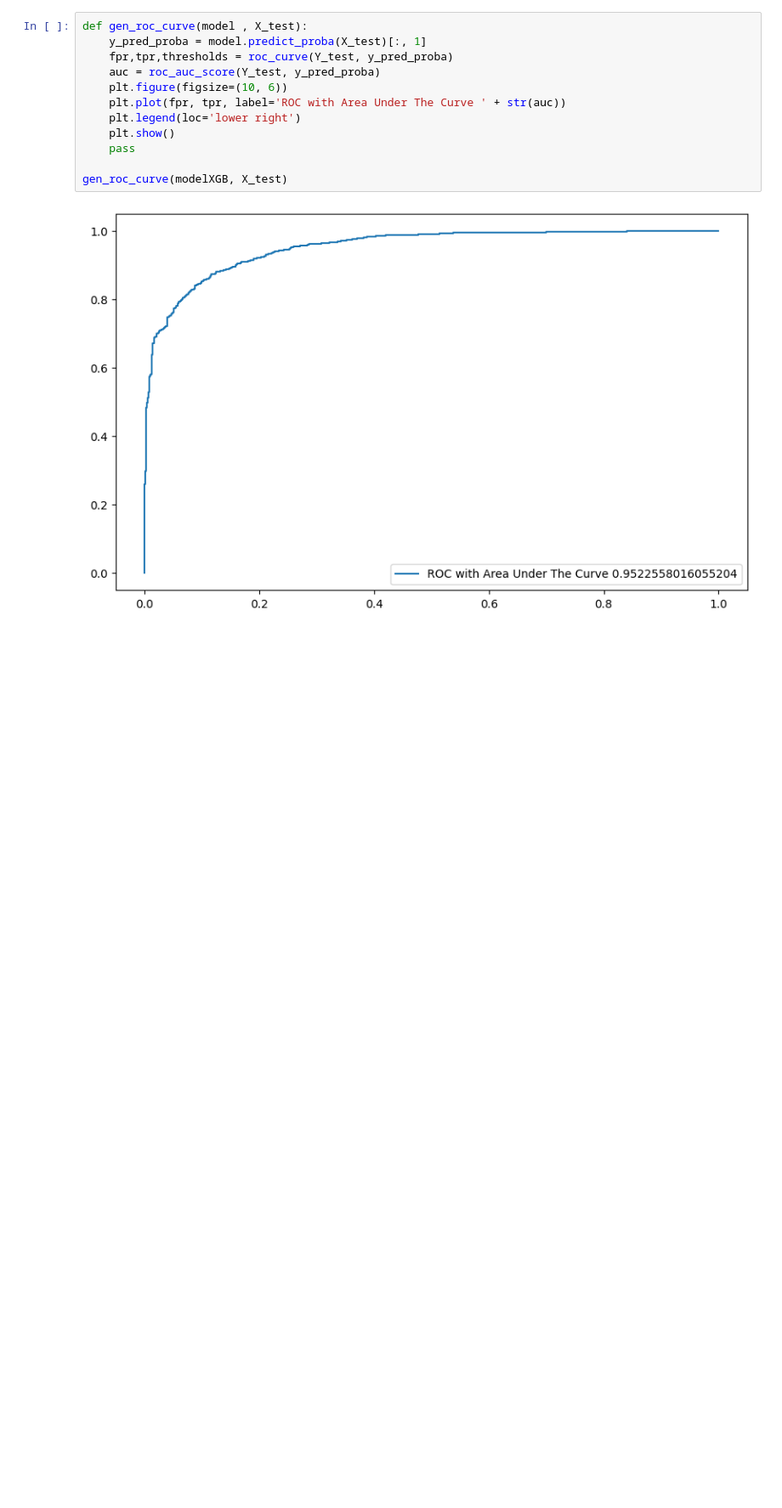
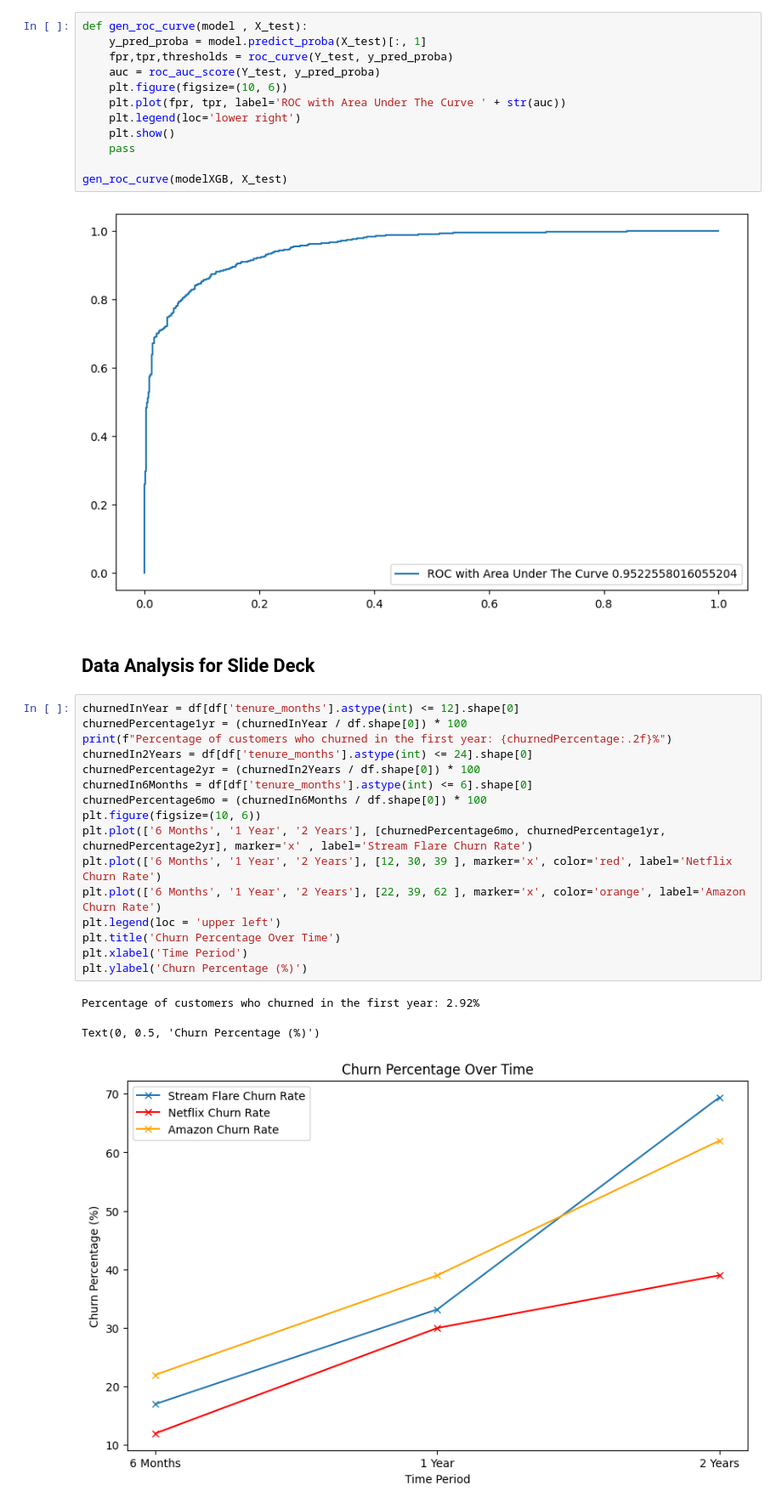
Before and after one commit to Tru735/ChurnPredictorOTT, a Jupyter notebook: churnPredictorIndex.ipynb, the cells around one changed output. Shown at 85% size. Drawn from its saved outputs; the diff is of its cells as text; blank space fills up the shorter version.

Commit message:
data analysis

```diff
--- a/churnPredictorIndex.ipynb
+++ b/churnPredictorIndex.ipynb
@@ -339,3 +339,25 @@ def gen_roc_curve(model , X_test):
 gen_roc_curve(modelXGB, X_test)
 # %% [output]
 [figure]
+# %% [markdown]
+## Data Analysis for Slide Deck
+# %%
+churnedInYear = df[df['tenure_months'].astype(int) <= 12].shape[0]
+churnedPercentage1yr = (churnedInYear / df.shape[0]) * 100
+print(f"Percentage of customers who churned in the first year: {churnedPercentage:.2f}%")
+churnedIn2Years = df[df['tenure_months'].astype(int) <= 24].shape[0]
+churnedPercentage2yr = (churnedIn2Years / df.shape[0]) * 100
+churnedIn6Months = df[df['tenure_months'].astype(int) <= 6].shape[0]
+churnedPercentage6mo = (churnedIn6Months / df.shape[0]) * 100
+plt.figure(figsize=(10, 6))
+plt.plot(['6 Months', '1 Year', '2 Years'], [churnedPercentage6mo, churnedPercentage1yr, churnedPercentage2yr], marker='x' , label='Stream Flare Churn Rate')
+plt.plot(['6 Months', '1 Year', '2 Years'], [12, 30, 39 ], marker='x', color='red', label='Netflix Churn Rate')
+plt.plot(['6 Months', '1 Year', '2 Years'], [22, 39, 62 ], marker='x', color='orange', label='Amazon Churn Rate')
+plt.legend(loc = 'upper left')
+plt.title('Churn Percentage Over Time')
+plt.xlabel('Time Period')
+plt.ylabel('Churn Percentage (%)')
+# %% [output]
+Percentage of customers who churned in the first year: 2.92%
+Text(0, 0.5, 'Churn Percentage (%)')
+[figure, added]
```
Also changed, not shown: parts of 4 cells of this notebook.
